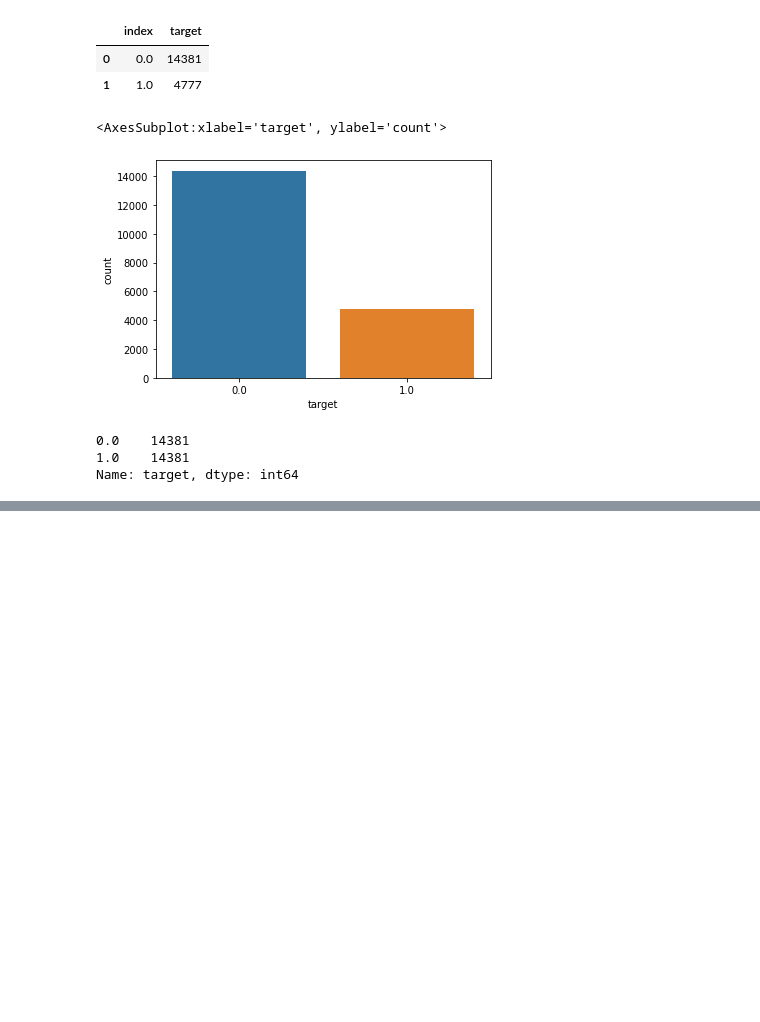
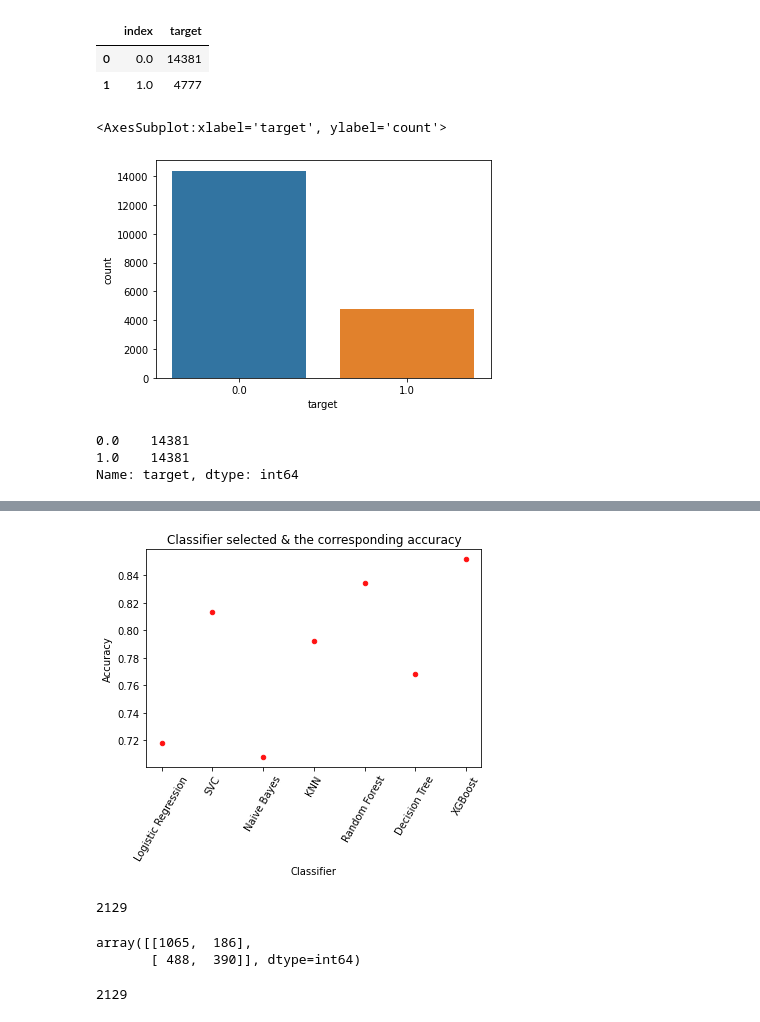
Before and after one commit to jyyy750/HR_Analytics_project, a Jupyter notebook: HR_analytics.ipynb, the cells around one changed output, grey strips where cells are left out. Saved outputs shown, nothing was run; the diff lists cells and outputs as text; code cells hidden in the pictures; blank space fills up the shorter version.

```diff
--- a/HR_analytics.ipynb
+++ b/HR_analytics.ipynb
@@ -658,0 +705,24 @@ ax0.set_xticklabels(ax0.get_xticklabels(), fontfamily='serif', rotation=0, fonts
+# %%
+####### Model by XGBoost Classification with RandomizedSearchCV #########
+import xgboost as xgb
+from xgboost import XGBClassifier
+#from sklearn.model_selection import GridSearchCV
+
+# create XGB classifier model
+xgb = xgb.XGBClassifier()
+xgb_params = {
+     "eta": [0.01,0.05,0.1] ,
+     "max_depth" : [3,7,10],
+     "min_child_weight" : [ 1, 3, 5]
+     }
+
+xgb_model = RandomizedSearchCV(xgb,xgb_params,n_iter=50,cv=5,random_state=0)
+xgb_model.fit(X_train,y_train)
+
+print( 'best score:%0.3f'%xgb_model.best_score_)
+print('--------------------')
+print('best params are:')
+xgb_model.best_params_
+
+xgb_pred = xgb_model.predict(X_test)
+print( 'the accuracy score of the XGBoost Classifier is:%0.3f'%accuracy_score(xgb_pred, y_test))
@@ -658,0 +747,50 @@ ax0.set_xticklabels(ax0.get_xticklabels(), fontfamily='serif', rotation=0, fonts
+# %%
+###### Compare the accuracy scores of all classifiers
+lr_accuracy = accuracy_score(lr_predict, y_test)
+svc_accuracy = accuracy_score(svc_predict, y_test)
+nb_accuracy = accuracy_score(gnb_pred, y_test)
+knn_accuracy = accuracy_score(knn_pred, y_test)
+rf_accuracy = accuracy_score(rf_predict, y_test)
+dt_accuracy = accuracy_score(dt_pred, y_test)
+xgb_accuracy = accuracy_score(xgb_pred, y_test)
+
+x_value = ['Logistic Regression','SVC','Naive Bayes','KNN','Random Forest','Decision Tree','XGBoost']
+y_value = [lr_accuracy,svc_accuracy,nb_accuracy,knn_accuracy,rf_accuracy,dt_accuracy, xgb_accuracy]
+
+plt.title(u'Classifier selected & the corresponding accuracy')
+
+plt.xlabel('Classifier')
+plt.ylabel('Accuracy')
+
+plt.scatter(x_value, y_value, s=20, c="#ff1212", marker='o')
+plt.xticks(x_value,color='black',rotation=60)
+plt.show()
+# %% [output]
+[figure, added]
+# %%
+# load the actual value of target
+y_target_val = np.load("../jobchange_test_target_values.npy")
+y_target_val.size
+# %% [output]
+2129
+# %%
+# Logistic Regression
+
+test_std = sc.transform(test)
+y_lr_pred = lr.predict(test_std)
+
+lr_cm = confusion_matrix(y_lr_pred,y_target_val)
+
+lr_df = pd.DataFrame(data=[accuracy_score(y_lr_pred,y_target_val),roc_auc_score(y_target_val, y_lr_pred)],
+             columns=['Logistic Regression Score'],
+             index=["Accuracy-score", "ROC AUC Score"])
+lr_cm
+# %% [output]
+array([[1065,  186],
+       [ 488,  390]], dtype=int64)
+# %%
+#XGBOOST
+y_xgb_pred = xgb_model.predict(test)
+y_xgb_pred.size
+# %% [output]
+2129
```
Also changed, not shown: parts of 42 cells of this notebook.
